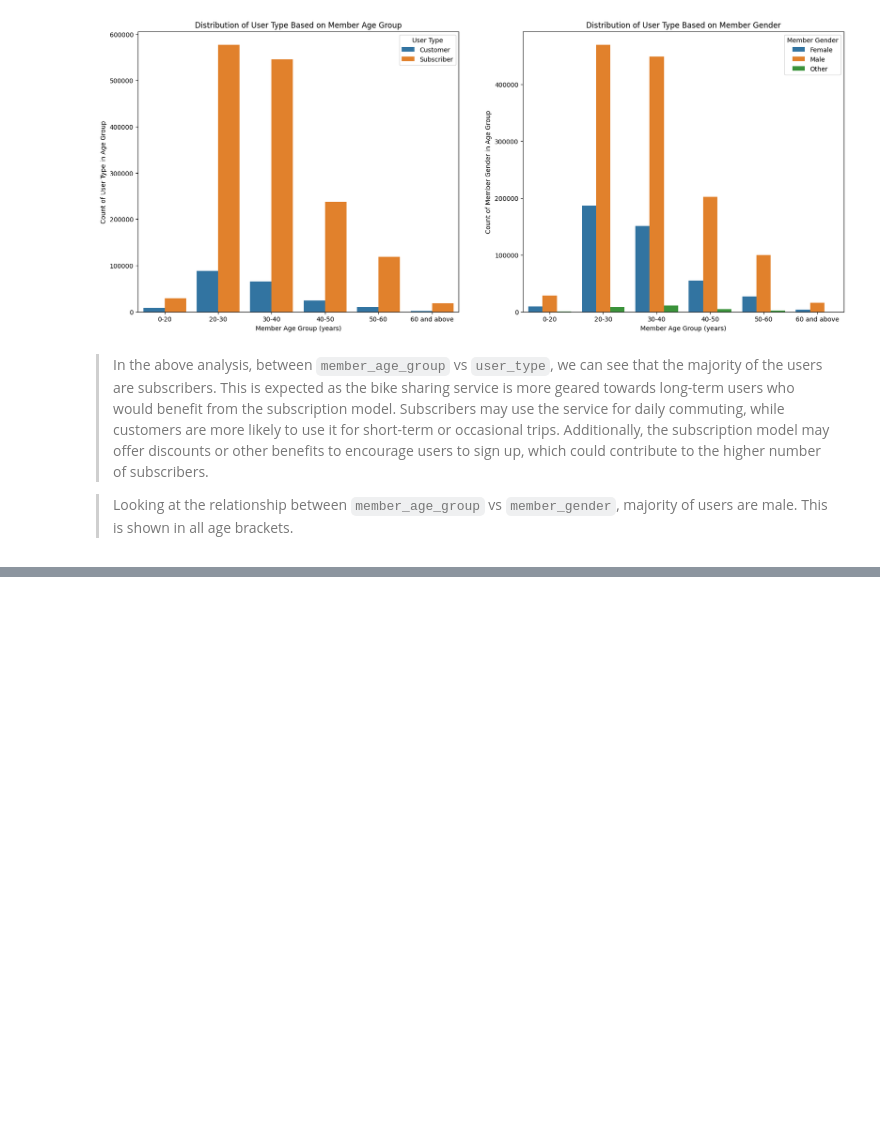
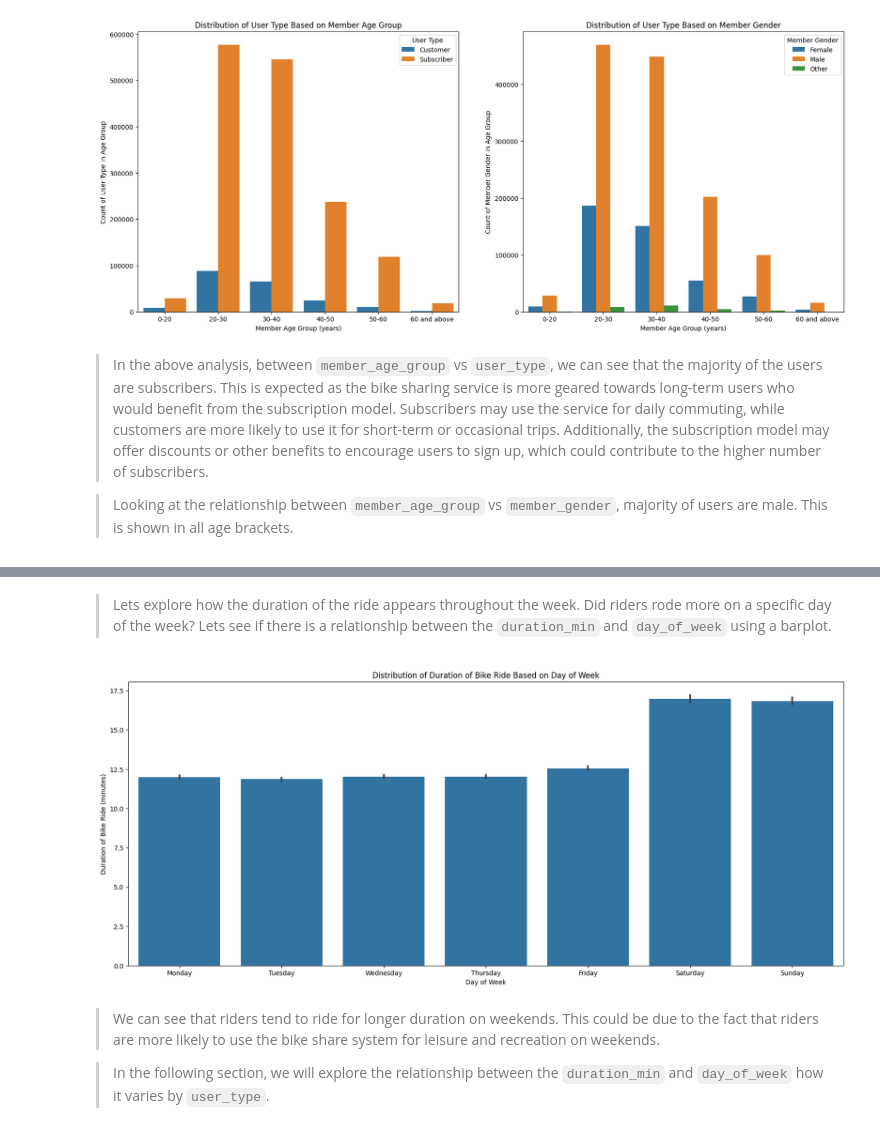
Before and after one commit to kisyular/data-visualization-project, a Jupyter notebook: Part_I_exploration.ipynb, the cells around one changed output, grey strips where cells are left out. Cells and saved outputs as stored; diff of their text form; code cells hidden in the pictures; blank space fills up the shorter version.

```diff
--- a/Part_I_exploration.ipynb
+++ b/Part_I_exploration.ipynb
@@ -986,0 +1008,15 @@ plot_bivariate_countplot(
+# %% [markdown]
+> Lets explore how the duration of the ride appears throughout the week. Did riders rode more on a specific day of the week? Lets see if there is a relationship between the `duration_min` and `day_of_week` using a barplot.
+# %%
+plt.figure(figsize=[20, 8])
+# barchart of `day_of_week` and `duration_min`
+sb.barplot(data=cc_bike_data, x='day_of_week', y='duration_min', color=base_color)
+plt.xlabel('Day of Week')
+plt.ylabel('Duration of Bike Ride (minutes)')
+plt.title('Distribution of Duration of Bike Ride Based on Day of Week');
+# %% [output]
+[figure, added]
+# %% [markdown]
+> We can see that riders tend to ride for longer duration on weekends. This could be due to the fact that riders are more likely to use the bike share system for leisure and recreation on weekends.
+
+> In the following section, we will explore the relationship between the `duration_min` and `day_of_week` how it varies by `user_type`.
```
Also changed, not shown: parts of 5 cells of this notebook.
